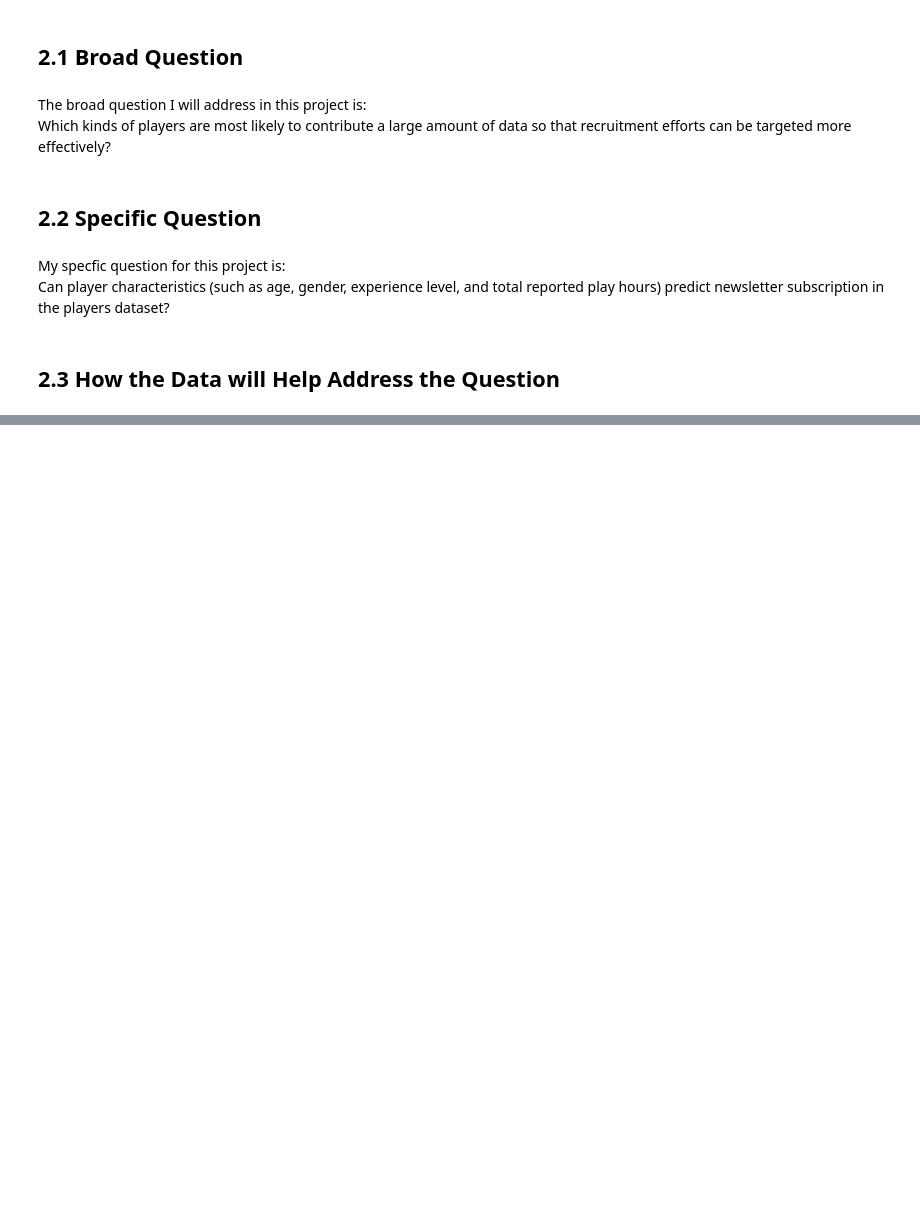
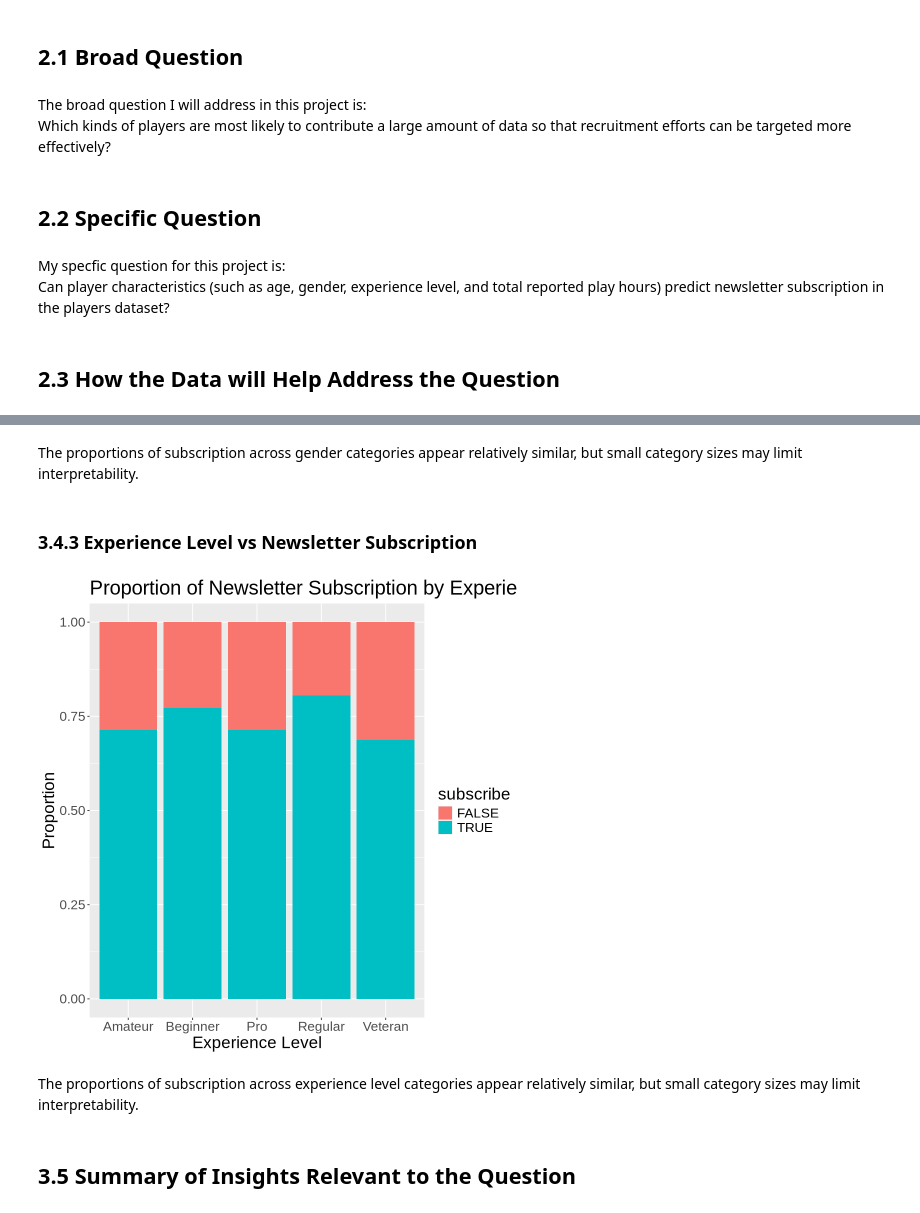
Before and after one commit to CCCC-Void/DSCI_100_Project_Planning, a Jupyter notebook: Project_Planning_Indiv.ipynb, the cells around one changed output, grey strips where cells are left out. Drawn from its saved outputs; the diff is of its cells as text; code cells hidden in the pictures; blank space fills up the shorter version.

```diff
--- a/Project_Planning_Indiv.ipynb
+++ b/Project_Planning_Indiv.ipynb
@@ -171,0 +296,22 @@ Once the data is cleaned and variables are consistently formatted, the dataset w
+# %% [markdown]
+The proportions of subscription across gender categories appear relatively similar, but small category sizes may limit interpretability.
+# %% [markdown]
+### 3.4.3 Experience Level vs Newsletter Subscription
+# %%
+players_exp_vs_ns <- players_data |>
+                        ggplot(aes(x = experience, fill = subscribe)) +
+                            geom_bar(position = "fill") +
+                            labs(title = "Proportion of Newsletter Subscription by Experience Level",
+                                 x = "Experience Level",
+                                 y = "Proportion") +
+                            theme(text = element_text(size = 20))
+players_exp_vs_ns
+
+options(repr.plot.width = 6,
+        repr.plot.height = 8)
+# %% [output]
+[figure, added]
+# %% [markdown]
+The proportions of subscription across experience level categories appear relatively similar, but small category sizes may limit interpretability.
+# %% [markdown]
+## 3.5 Summary of Insights Relevant to the Question
```
Also changed, not shown: parts of 16 cells of this notebook.
